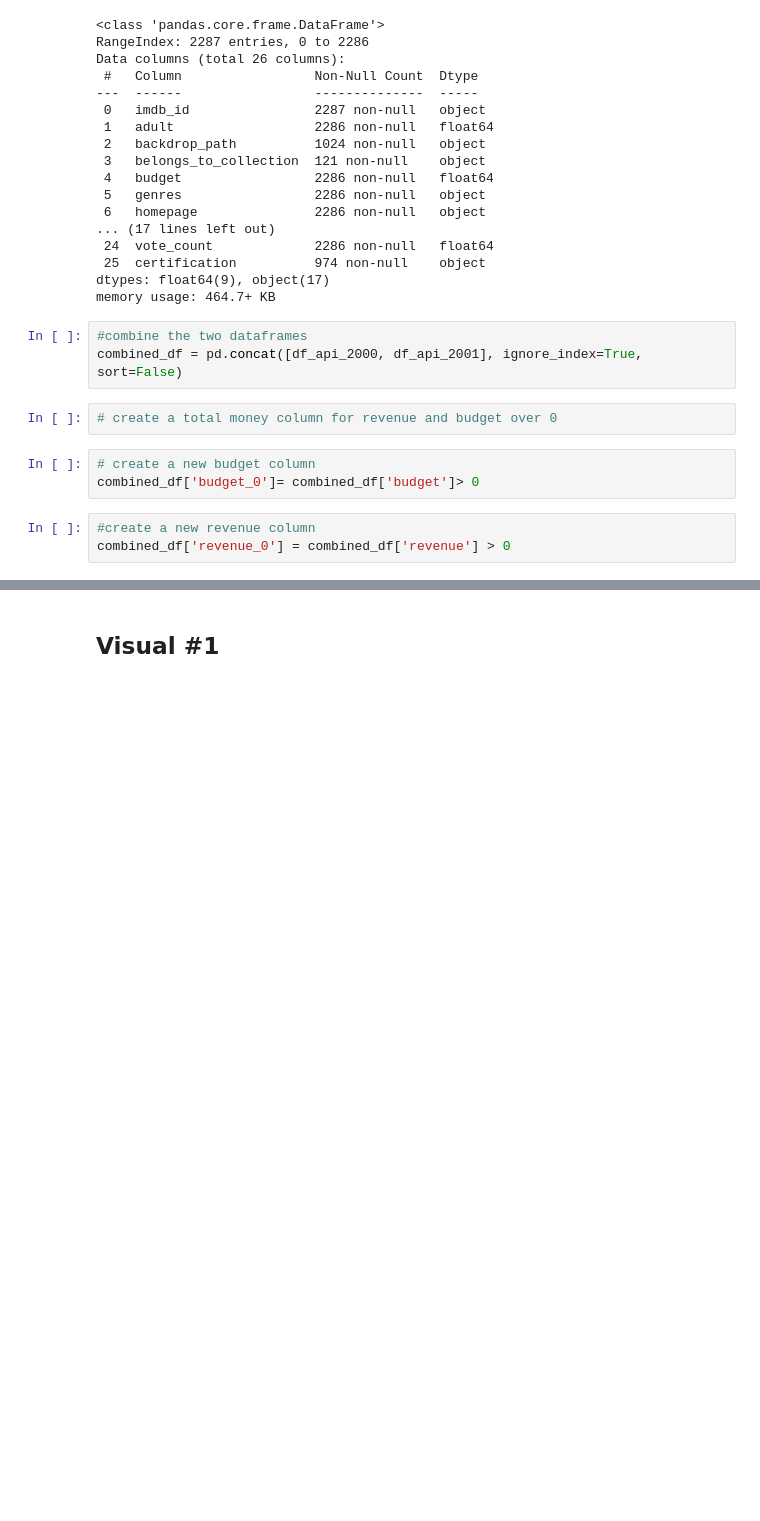
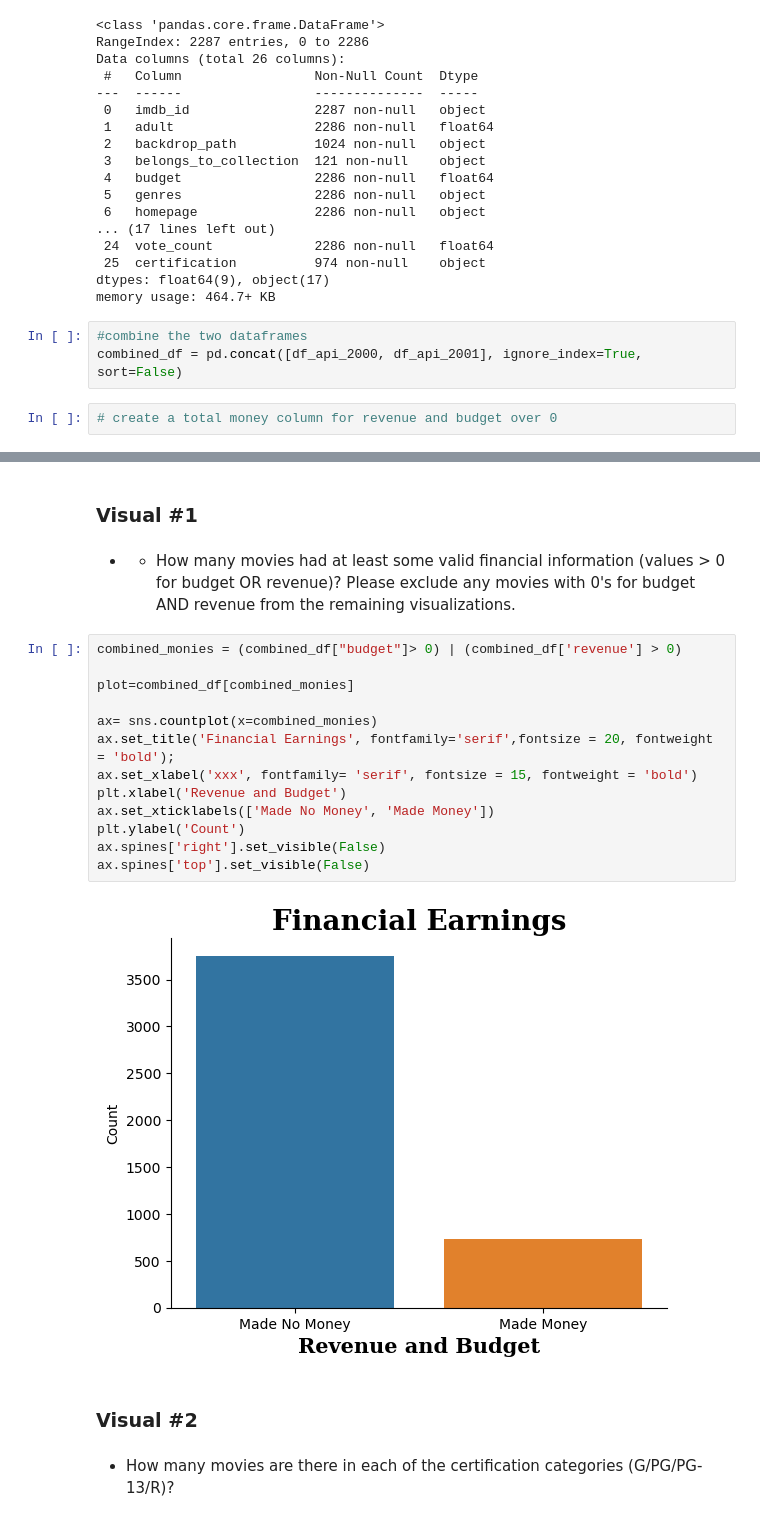
Before and after one commit to Elispreng/Project_3, a Jupyter notebook: Project3_Part2_Revised.ipynb, the cells around one changed output, grey strips where cells are left out. Drawn from its saved outputs; the diff is of its cells as text; blank space fills up the shorter version.

```diff
--- a/Project3_Part2_Revised.ipynb
+++ b/Project3_Part2_Revised.ipynb
@@ -424,9 +428,3 @@ memory usage: 464.7+ KB
 combined_df = pd.concat([df_api_2000, df_api_2001], ignore_index=True, sort=False)
 # %%
 # create a total money column for revenue and budget over 0
-# %%
-# create a new budget column
-combined_df['budget_0']= combined_df['budget']> 0
-# %%
-#create a new revenue column
-combined_df['revenue_0'] = combined_df['revenue'] > 0
@@ -435,2 +457,23 @@ combined_df['revenue_0'] = combined_df['revenue'] > 0
 # %% [markdown]
-## Visual #1
+### Visual #1
+# %% [markdown]
+- - How many movies had at least some valid financial information (values > 0 for budget OR revenue)? Please exclude any movies with 0's for budget AND revenue from the remaining visualizations.
+# %%
+combined_monies = (combined_df["budget"]> 0) | (combined_df['revenue'] > 0)
+
+plot=combined_df[combined_monies]
+
+ax= sns.countplot(x=combined_monies)
+ax.set_title('Financial Earnings', fontfamily='serif',fontsize = 20, fontweight = 'bold');
+ax.set_xlabel('xxx', fontfamily= 'serif', fontsize = 15, fontweight = 'bold')
+plt.xlabel('Revenue and Budget')
+ax.set_xticklabels(['Made No Money', 'Made Money'])
+plt.ylabel('Count')
+ax.spines['right'].set_visible(False)
+ax.spines['top'].set_visible(False)
+# %% [output]
+[figure, added]
+# %% [markdown]
+### Visual #2
+# %% [markdown]
+-  How many movies are there in each of the certification categories (G/PG/PG-13/R)?
```
Also changed, not shown: parts of 18 cells of this notebook, 9 other files.
